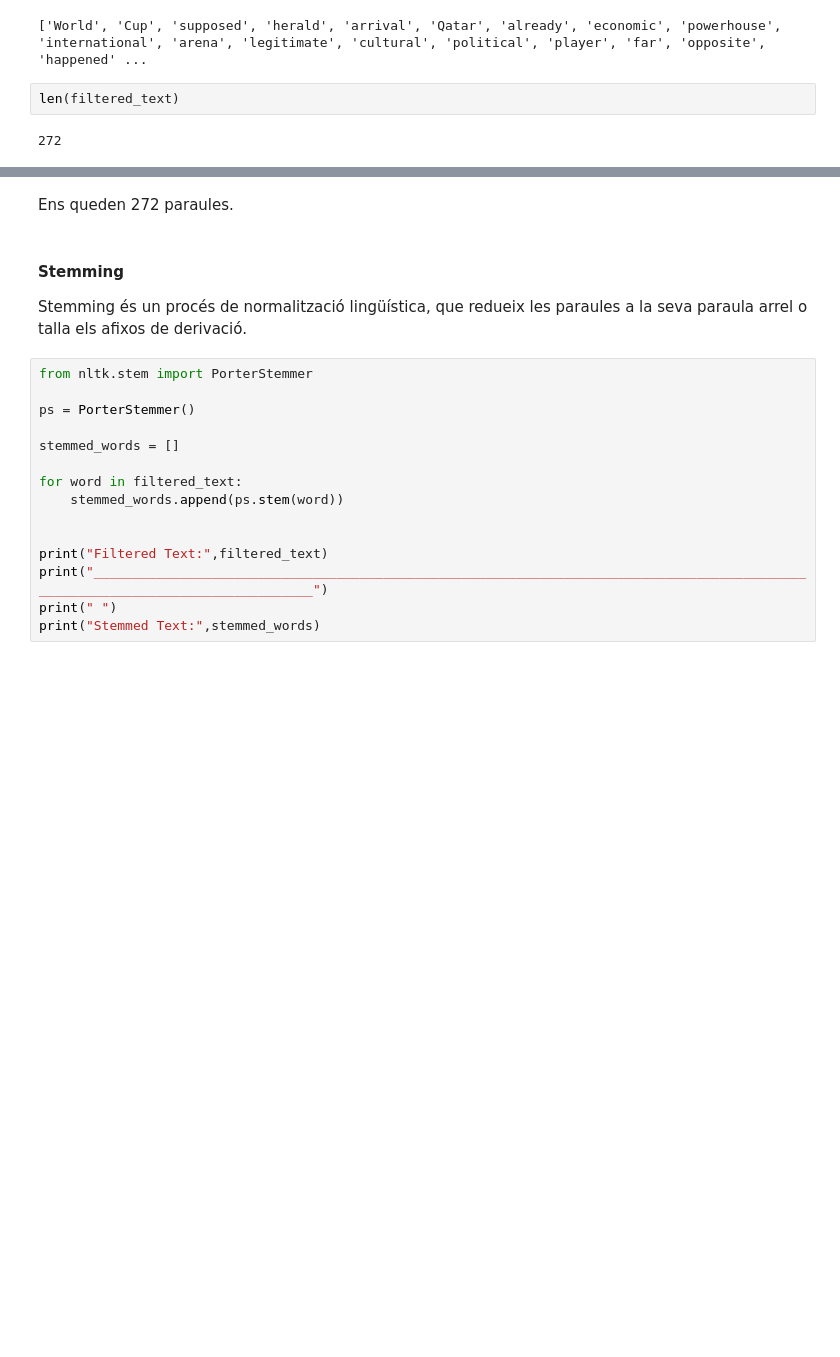
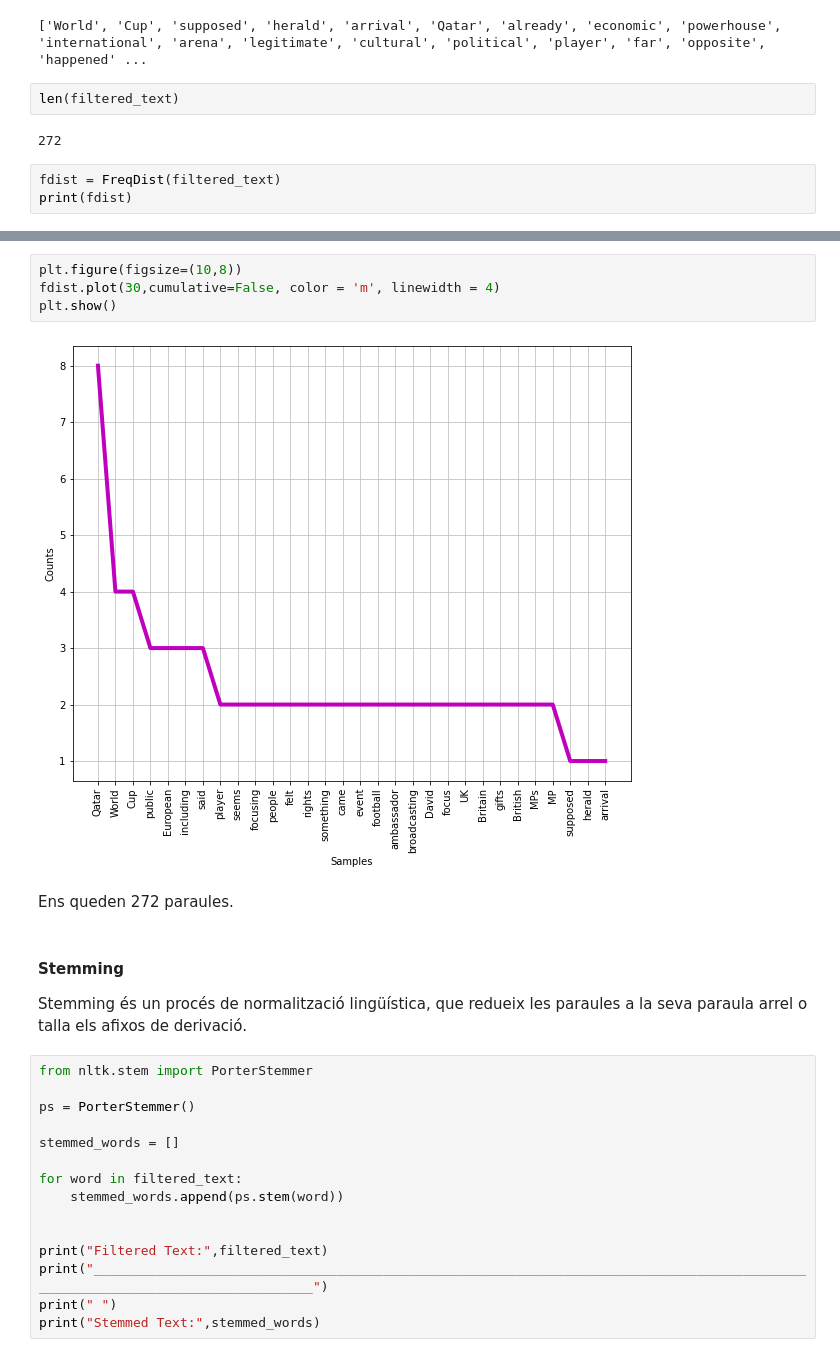
Before and after one commit to David-DataScience/Text_mining, a Jupyter notebook: S09.ipynb, the cells around one changed output, grey strips where cells are left out. Saved outputs shown, nothing was run; the diff lists cells and outputs as text; blank space fills up the shorter version.

```diff
--- a/S09.ipynb
+++ b/S09.ipynb
@@ -101,3 +101,6 @@ print(filtered_text)
 len(filtered_text)
 # %% [output]
 272
+# %%
+fdist = FreqDist(filtered_text)
+print(fdist)
@@ -104,3 +127,9 @@ len(filtered_text)
+# %%
+plt.figure(figsize=(10,8))
+fdist.plot(30,cumulative=False, color = 'm', linewidth = 4)
+plt.show()
+# %% [output]
+[figure, added]
 # %% [markdown]
 Ens queden 272 paraules.
 # %% [markdown]
```
Also changed, not shown: parts of 8 cells of this notebook.
